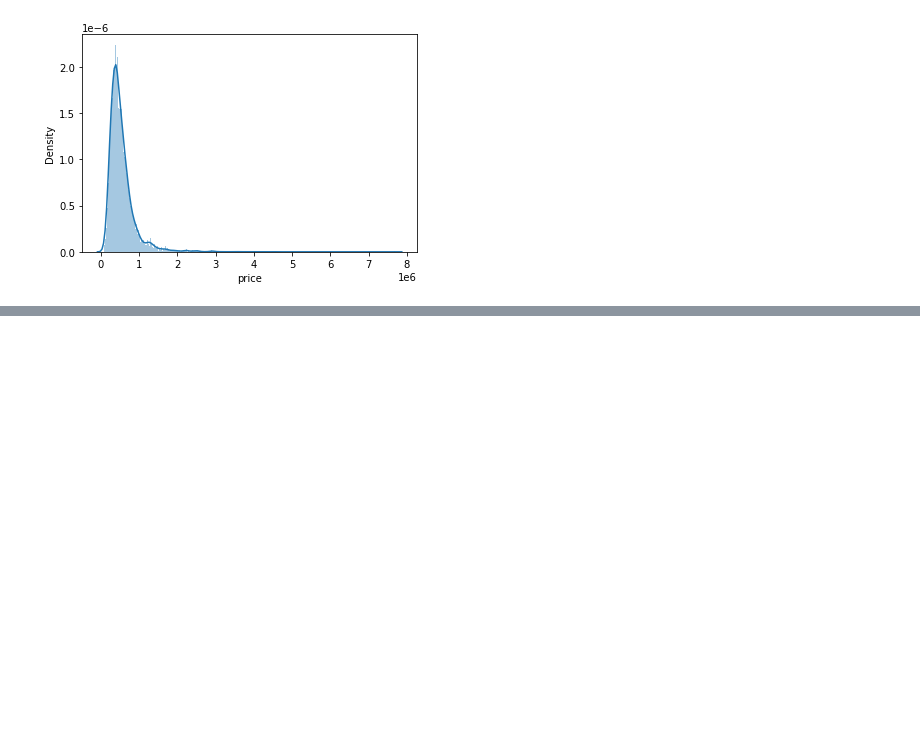
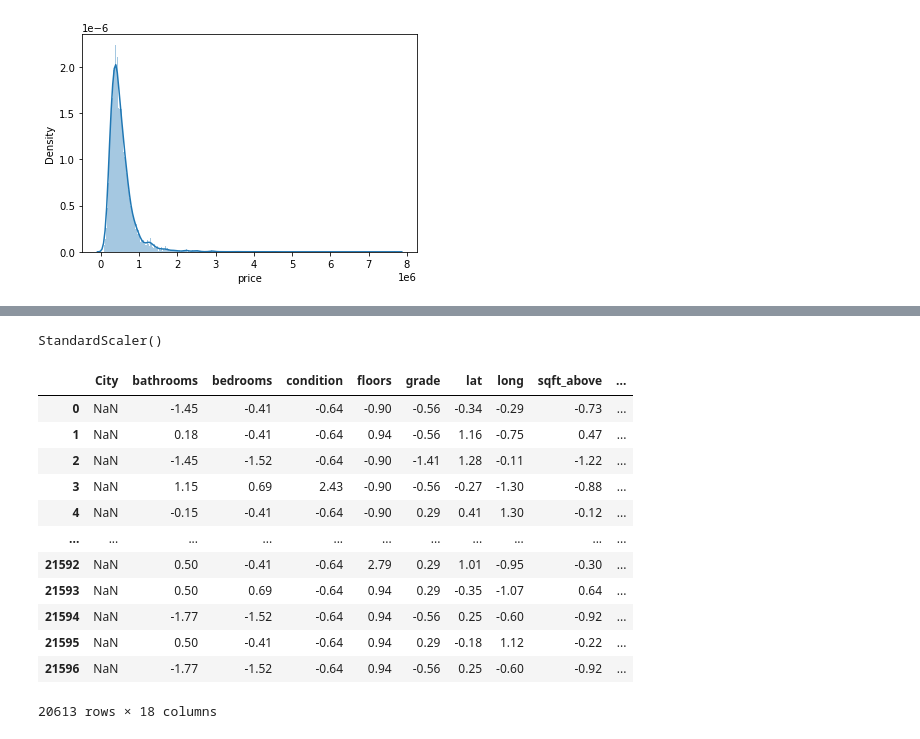
Before and after one commit to learn-co-curriculum/dsc-phase-2-project, a Jupyter notebook: student.ipynb, the cells around one changed output, grey strips where cells are left out. Drawn from its saved outputs; the diff is of its cells as text; code cells hidden in the pictures; blank space fills up the shorter version.

```diff
--- a/student.ipynb
+++ b/student.ipynb
@@ -215,0 +333,24 @@ TypeError: string indices must be integers
+# %%
+#scale our variables
+df_scaled_initial = (df_initial_r-np.mean(df_initial_r))/np.std(df_initial_r)
+
+ss= StandardScaler()
+ss.fit(df_initial_r.drop("City", axis=1))
+# %% [output]
+StandardScaler()
+# %%
+df_scaled_initial
+# %% [output]
+|  | City | bathrooms | bedrooms | condition | floors | grade | lat | long | sqft_above | ... |
+| 0 | NaN | -1.45 | -0.41 | -0.64 | -0.90 | -0.56 | -0.34 | -0.29 | -0.73 | ... |
+| 1 | NaN | 0.18 | -0.41 | -0.64 | 0.94 | -0.56 | 1.16 | -0.75 | 0.47 | ... |
+| 2 | NaN | -1.45 | -1.52 | -0.64 | -0.90 | -1.41 | 1.28 | -0.11 | -1.22 | ... |
+| 3 | NaN | 1.15 | 0.69 | 2.43 | -0.90 | -0.56 | -0.27 | -1.30 | -0.88 | ... |
+| 4 | NaN | -0.15 | -0.41 | -0.64 | -0.90 | 0.29 | 0.41 | 1.30 | -0.12 | ... |
+| ... | ... | ... | ... | ... | ... | ... | ... | ... | ... | ... |
+| 21592 | NaN | 0.50 | -0.41 | -0.64 | 2.79 | 0.29 | 1.01 | -0.95 | -0.30 | ... |
+| 21593 | NaN | 0.50 | 0.69 | -0.64 | 0.94 | 0.29 | -0.35 | -1.07 | 0.64 | ... |
+| 21594 | NaN | -1.77 | -1.52 | -0.64 | 0.94 | -0.56 | 0.25 | -0.60 | -0.92 | ... |
+| 21595 | NaN | 0.50 | -0.41 | -0.64 | 0.94 | 0.29 | -0.18 | 1.12 | -0.22 | ... |
+| 21596 | NaN | -1.77 | -1.52 | -0.64 | 0.94 | -0.56 | 0.25 | -0.60 | -0.92 | ... |
+20613 rows × 18 columns
```
Also changed, not shown: parts of 17 cells of this notebook.
